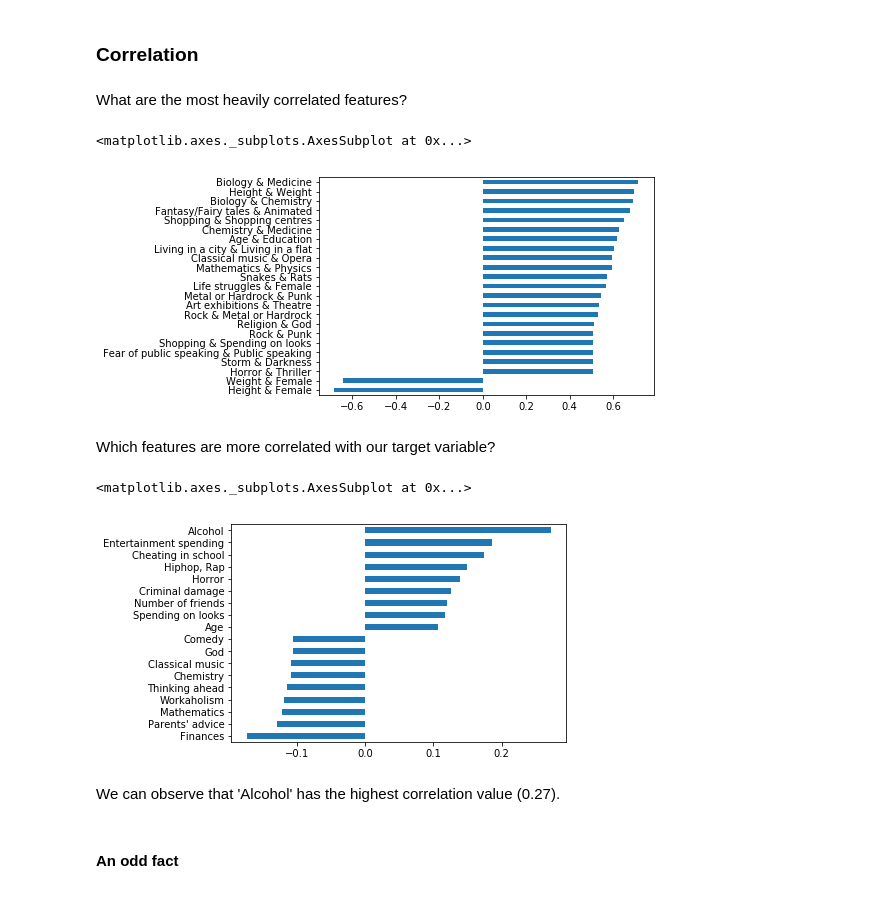
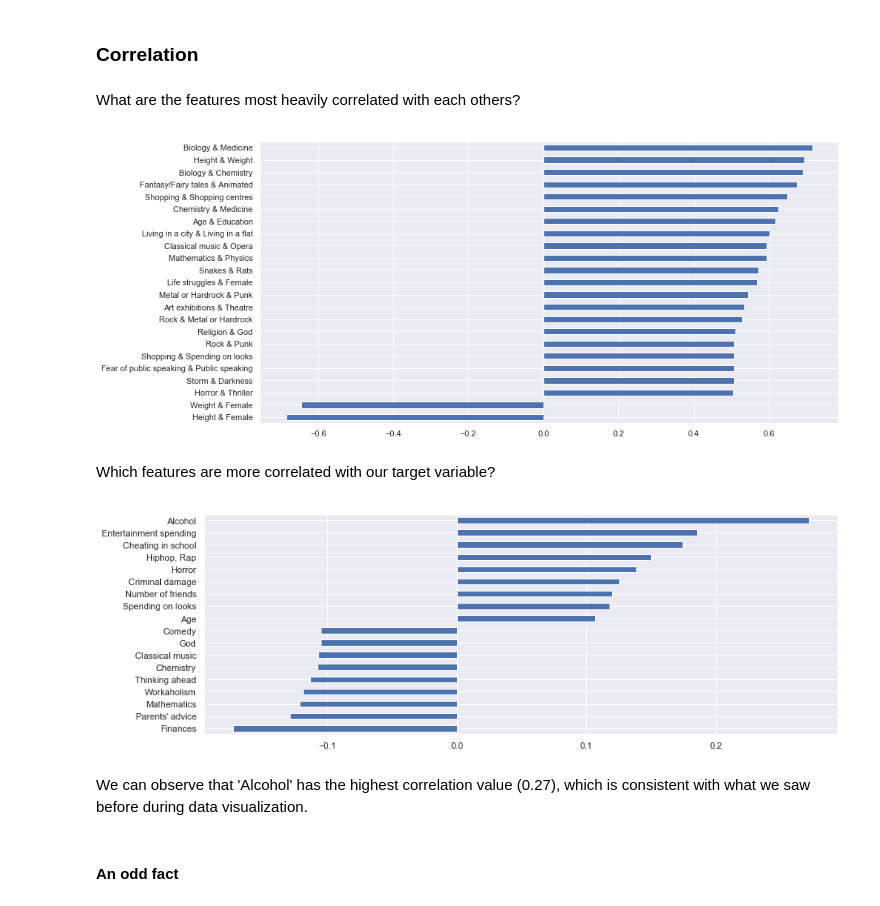
Before and after one commit to Shakk17/SmokerPredictor, a Jupyter notebook: data_analysis.ipynb, the cells around one changed output. Saved outputs shown, nothing was run; the diff lists cells and outputs as text; code cells hidden in the pictures.

```diff
--- a/data_analysis.ipynb
+++ b/data_analysis.ipynb
@@ -95,0 +114,6 @@ Number of missing values in target: 0
+# %%
+sns.set(rc={'figure.figsize':(16,6)})
+sns.countplot(data=data, x="Age", hue="Smoker");
+
+# data_plot = data.groupby(['Smoker', 'Age']).size().reset_index().pivot(columns='Smoker', index='Age', values=0)
+# data_plot.sort_index(ascending=False).plot(kind='barh', figsize=(14,7), stacked=True);
@@ -164,37 +170,36 @@ data["Smoker"] = data["Smoker"].map({"No": 0, "Yes": 1})
 # %% [markdown]
 ### Correlation
 # %% [markdown]
-What are the most heavily correlated features?
+What are the features most heavily correlated with each others?
 # %%
 corr = data.corr()
 ord_corr = dict()
 
 # Saving heavily correlated features in a dictionary.
 for row in range(corr.shape[0]):
     for col in range(corr.iloc[row].shape[0]):
         if abs(corr.iloc[row][col]) > 0.5 and row < col:
             key = corr.index[row] + " & " + corr.index[col]
             ord_corr[key] = corr.iloc[row][col]
 
 # Plotting
-pd.Series(ord_corr).sort_values().plot.barh()
+pd.Series(ord_corr).sort_values().plot(kind='barh', figsize=(14,7));
 # %% [output]
-<matplotlib.axes._subplots.AxesSubplot at 0x...>
-[figure, old version]
+[figure, new version]
 # %% [markdown]
 Which features are more correlated with our target variable?
 # %%
 corr_target = corr["Smoker"]
 corr_target = corr_target.sort_values()
 corr_target = corr_target.drop("Smoker")
+
 # Selection of the most correlated features.
 relevant_features = corr_target[abs(corr_target)>0.1]
-relevant_features.plot.barh()
+relevant_features.plot(kind='barh', figsize=(14,5));
 # %% [output]
-<matplotlib.axes._subplots.AxesSubplot at 0x...>
-[figure, old version]
+[figure, new version]
 # %% [markdown]
-We can observe that 'Alcohol' has the highest correlation value (0.27).
+We can observe that 'Alcohol' has the highest correlation value (0.27), which is consistent with what we saw before during data visualization.
 # %% [markdown]
 #### An odd fact
 # %% [markdown]
```
Also changed, not shown: parts of 41 cells of this notebook, 1 other file.
